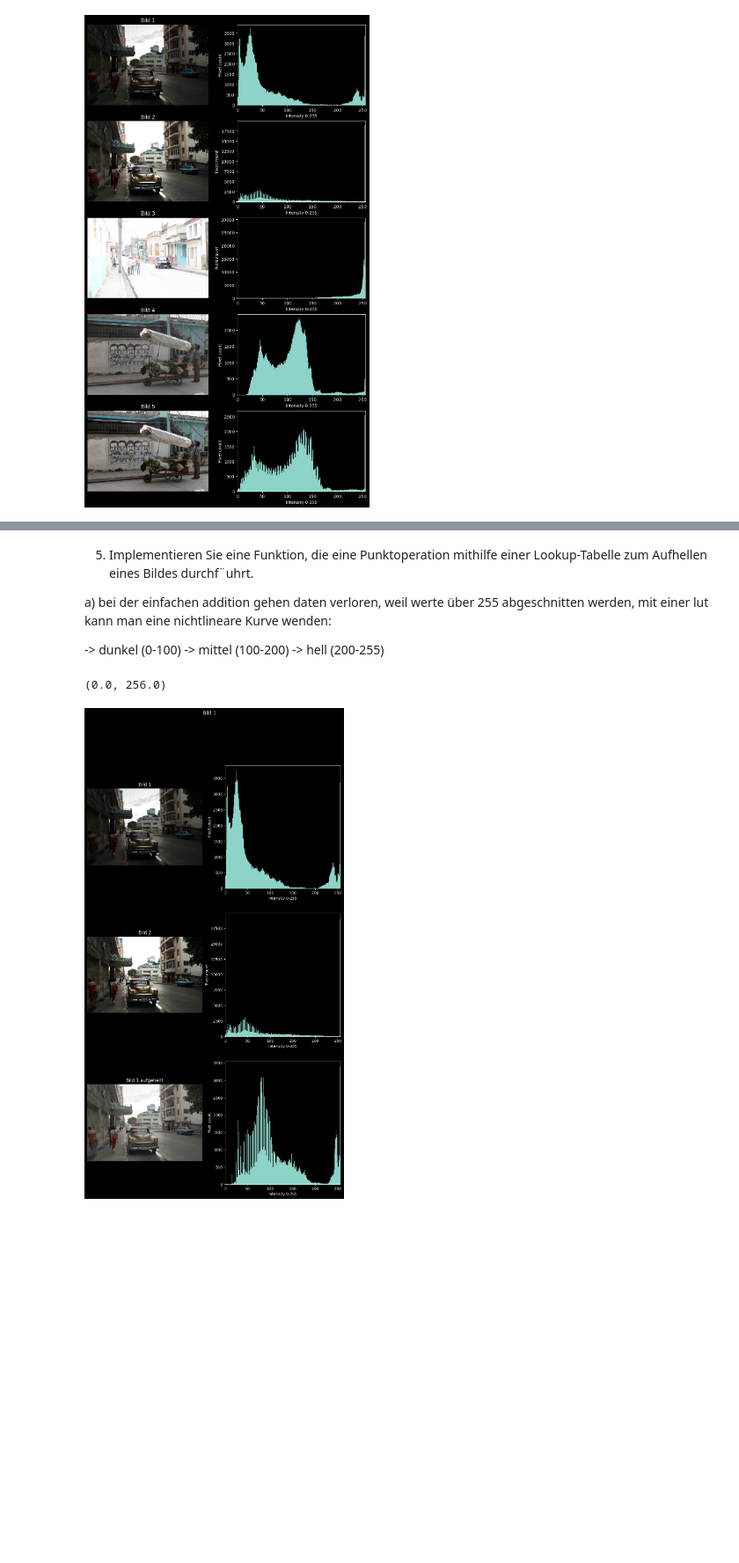
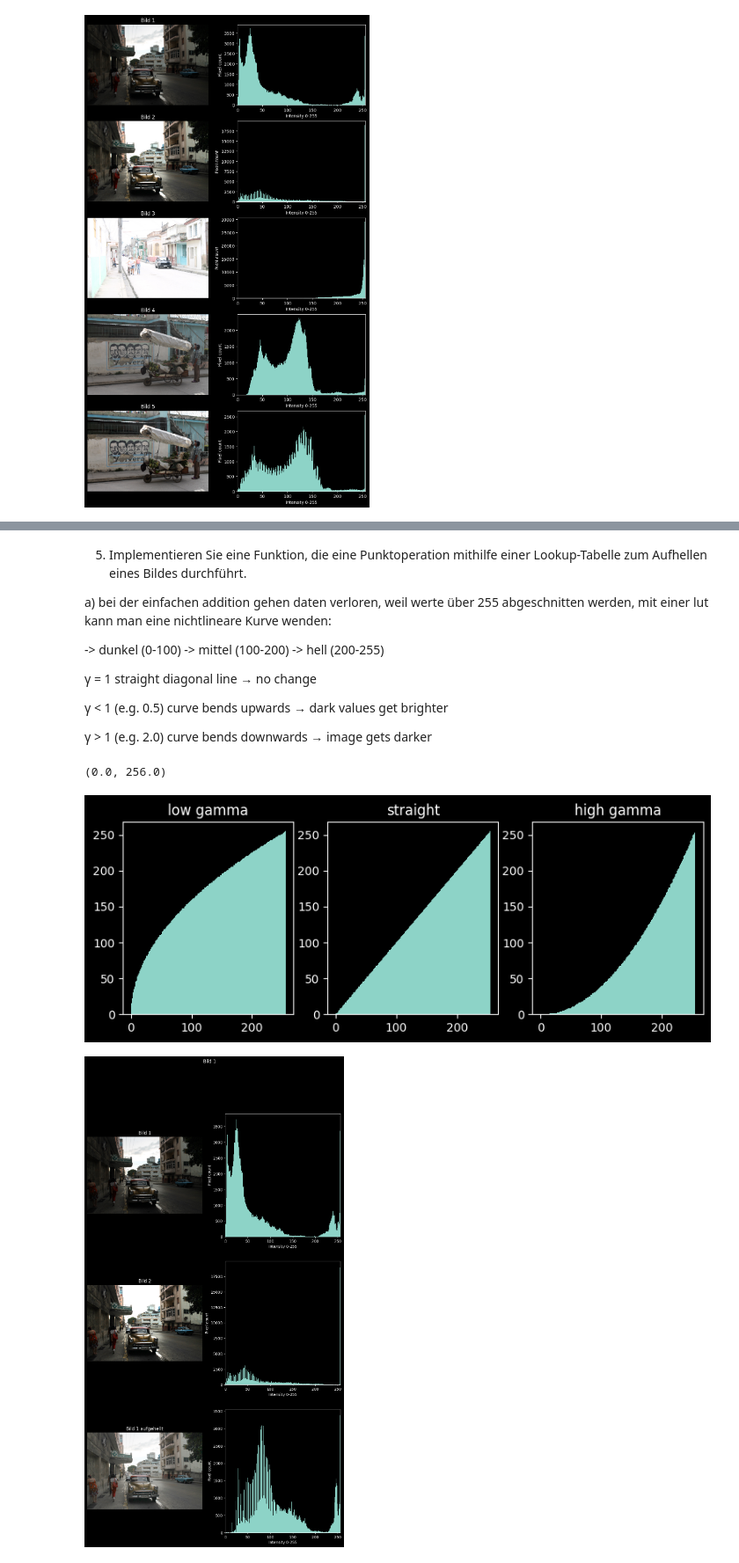
Before and after one commit to globuli94/2DComputerVision, a Jupyter notebook: aufgabe_1/Aufgabe1.ipynb, the cells around one changed output, grey strips where cells are left out. Shown at 88% size. Saved outputs shown, nothing was run; the diff lists cells and outputs as text; code cells hidden in the pictures; blank space fills up the shorter version.

```diff
--- a/aufgabe_1/Aufgabe1.ipynb
+++ b/aufgabe_1/Aufgabe1.ipynb
@@ -316,21 +319,33 @@ Bild 4 und 5:
 # %% [markdown]
 5. Implementieren Sie eine Funktion, die eine Punktoperation mithilfe einer Lookup-Tabelle
-zum Aufhellen eines Bildes durchf¨uhrt.
+zum Aufhellen eines Bildes durchführt.
 
 a) bei der einfachen addition gehen daten verloren, weil werte über 255 abgeschnitten werden, mit einer lut kann man eine nichtlineare Kurve wenden:
 
 -> dunkel (0-100)
 -> mittel (100-200)
 -> hell (200-255)
+
+γ = 1
+straight diagonal line
+→ no change
+
+γ < 1 (e.g. 0.5)
+curve bends upwards
+→ dark values get brighter
+
+γ > 1 (e.g. 2.0)
+curve bends downwards
+→ image gets darker
 # %%
 def create_lut_gamma(g):
-    # erstelle eine leere LUT mit 256 Einträgen (einen pro möglichem Pixelwert 0-255)
+    # erstelle eine leere lut mit 256 Einträgen -> einen pro möglichem Pixelwert 0-255
     lut = np.zeros(256, dtype=np.uint8)
 
-    # berechne für jeden möglichen Pixelwert den neuen Wert
+    # berechne für jeden möglichen pixelwert den neuen wert
     # das wird 256 mal berechnet, egal wie groß das Bild ist
     for i in range(256):
-        # gamma Formel aus Tabelle 5.2: (I/255)^g * 255
+        # gamma formel aus tabelle 5.2: (I/255)^g * 255
         # g < 1 → dunkle Werte stark aufhellen, helle kaum verändern
         # g > 1 → Bild verdunkeln
         lut[i] = np.uint8((i/255) ** g * 255)
@@ -340,8 +355,24 @@ def apply_lut(image_array, lut):
     return lut[image_array]
 
 
-lookup_table = create_lut_gamma(0.5)
-bild1_aufgehellt = apply_lut(bild1, lookup_table)
+lookup_table_low_gamma = create_lut_gamma(0.5)
+lookup_table_straight = create_lut_gamma(1.0)
+lookup_table_high_gamma = create_lut_gamma(2.0)
+
+
+fig, axis = plt.subplots(1, 3, figsize=(9, 3))
+axis[0].bar(range(256), lookup_table_low_gamma, width = 1)
+axis[0].set_title('low gamma')
+
+axis[1].bar(range(256), lookup_table_straight, width = 1)
+axis[1].set_title('straight')
+
+axis[2].bar(range(256), lookup_table_high_gamma, width = 1)
+axis[2].set_title('high gamma')
+
+
+
+bild1_aufgehellt = apply_lut(bild1, lookup_table_low_gamma)
 
 h1a = computeHisto(bild1_aufgehellt)
 
@@ -358,31 +389,32 @@ axis[0,1].bar(range(256), h1, width = 1)
 axis[0,1].set_xlabel('Intensity 0-255')
 axis[0,1].set_ylabel('Pixel count')
 axis[0,1].set_xlim(0,256)
 
 
 
 # bild 2
 axis[1,0].imshow(bild2)
 axis[1,0].axis('off')
 axis[1,0].set_title('Bild 2')
 
 
 axis[1,1].bar(range(256), h2, width = 1)
 axis[1,1].set_xlabel('Intensity 0-255')
 axis[1,1].set_ylabel('Pixel count')
 axis[1,1].set_xlim(0,256)
 
 
 # bild 1 aufgehellt
 axis[2,0].imshow(bild1_aufgehellt)
 axis[2,0].axis('off')
 axis[2,0].set_title('Bild 1 aufgehellt')
 
 
 axis[2,1].bar(range(256), h1a, width = 1)
 axis[2,1].set_xlabel('Intensity 0-255')
 axis[2,1].set_ylabel('Pixel count')
 axis[2,1].set_xlim(0,256)
 # %% [output]
 (0.0, 256.0)
-[figure, old version]
+[figure, new version]
+[figure, added]
```
Also changed, not shown: parts of 7 cells of this notebook, 4 other files.
